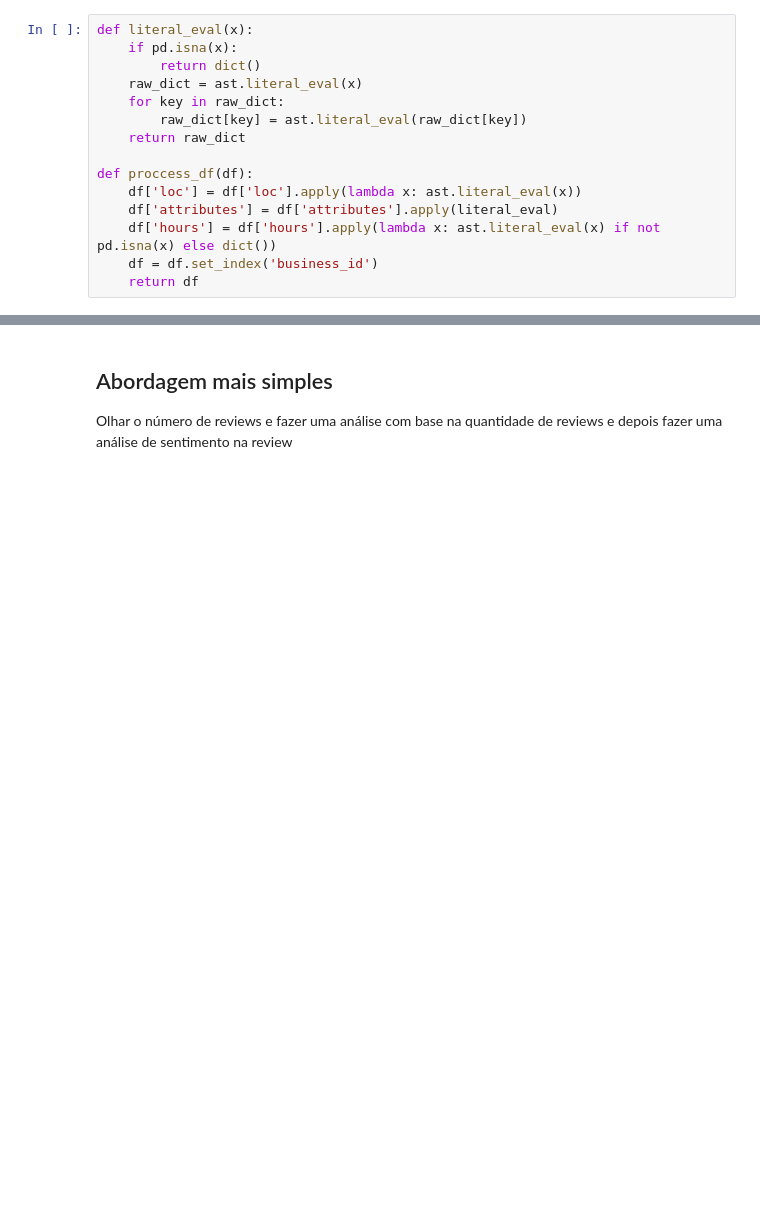
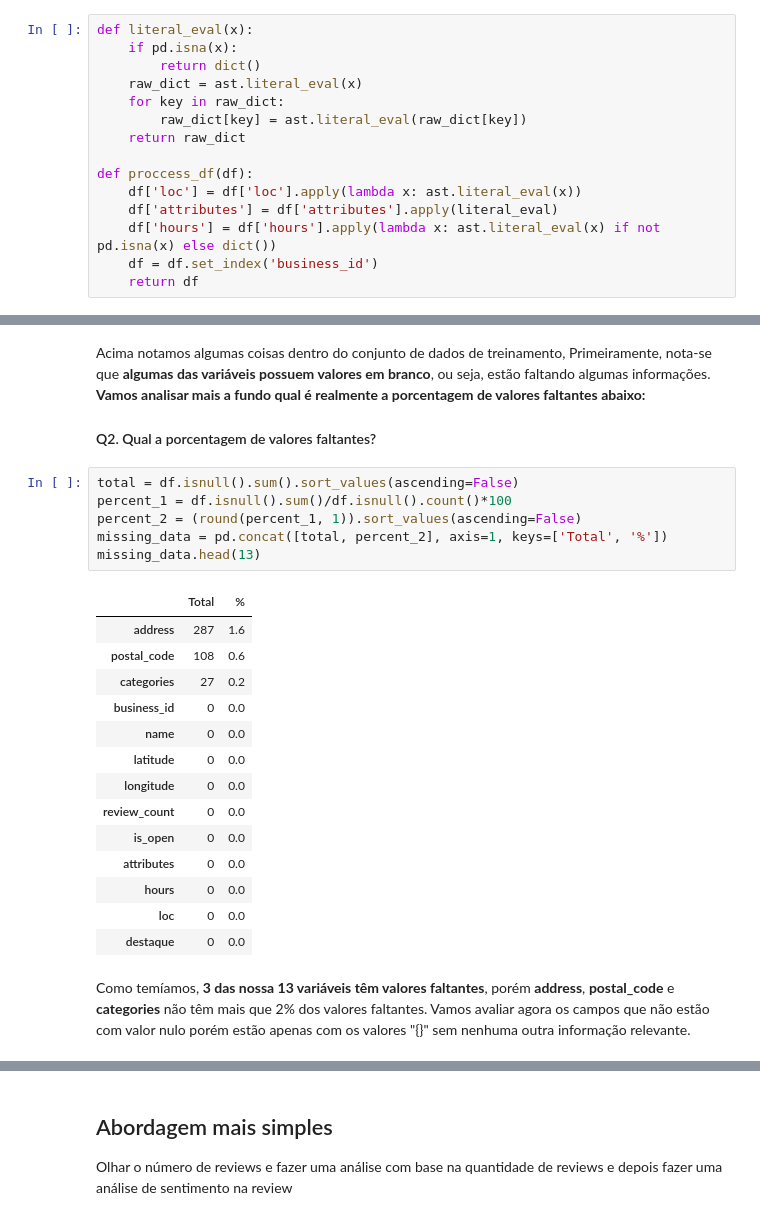
Before and after one commit to guilherme9718/desafio-mineracao-dados, a Jupyter notebook: Análise exploratória.ipynb, the cells around one changed output, grey strips where cells are left out. Cells and saved outputs as stored; diff of their text form; blank space fills up the shorter version.

```diff
--- a/Análise exploratória.ipynb
+++ b/Análise exploratória.ipynb
@@ -37,0 +100,28 @@ df.head(10)
+# %% [markdown]
+Acima notamos algumas coisas dentro do conjunto de dados de treinamento, Primeiramente, nota-se que **algumas das variáveis possuem valores em branco**, ou seja, estão faltando algumas informações.
+**Vamos analisar mais a fundo qual é realmente a porcentagem de valores faltantes abaixo:**
+
+#### Q2. Qual a porcentagem de valores faltantes?
+# %%
+total = df.isnull().sum().sort_values(ascending=False)
+percent_1 = df.isnull().sum()/df.isnull().count()*100
+percent_2 = (round(percent_1, 1)).sort_values(ascending=False)
+missing_data = pd.concat([total, percent_2], axis=1, keys=['Total', '%'])
+missing_data.head(13)
+# %% [output]
+|  | Total | % |
+| address | 287 | 1.6 |
+| postal_code | 108 | 0.6 |
+| categories | 27 | 0.2 |
+| business_id | 0 | 0.0 |
+| name | 0 | 0.0 |
+| latitude | 0 | 0.0 |
+| longitude | 0 | 0.0 |
+| review_count | 0 | 0.0 |
+| is_open | 0 | 0.0 |
+| attributes | 0 | 0.0 |
+| hours | 0 | 0.0 |
+| loc | 0 | 0.0 |
+| destaque | 0 | 0.0 |
+# %% [markdown]
+Como temíamos, **3 das nossa 13 variáveis têm valores faltantes**, porém **address**, **postal_code** e **categories** não têm mais que 2% dos valores faltantes. Vamos avaliar agora os campos que não estão com valor nulo porém estão apenas com os valores "{}" sem nenhuma outra informação relevante.
```
Also changed, not shown: parts of 12 cells of this notebook.
